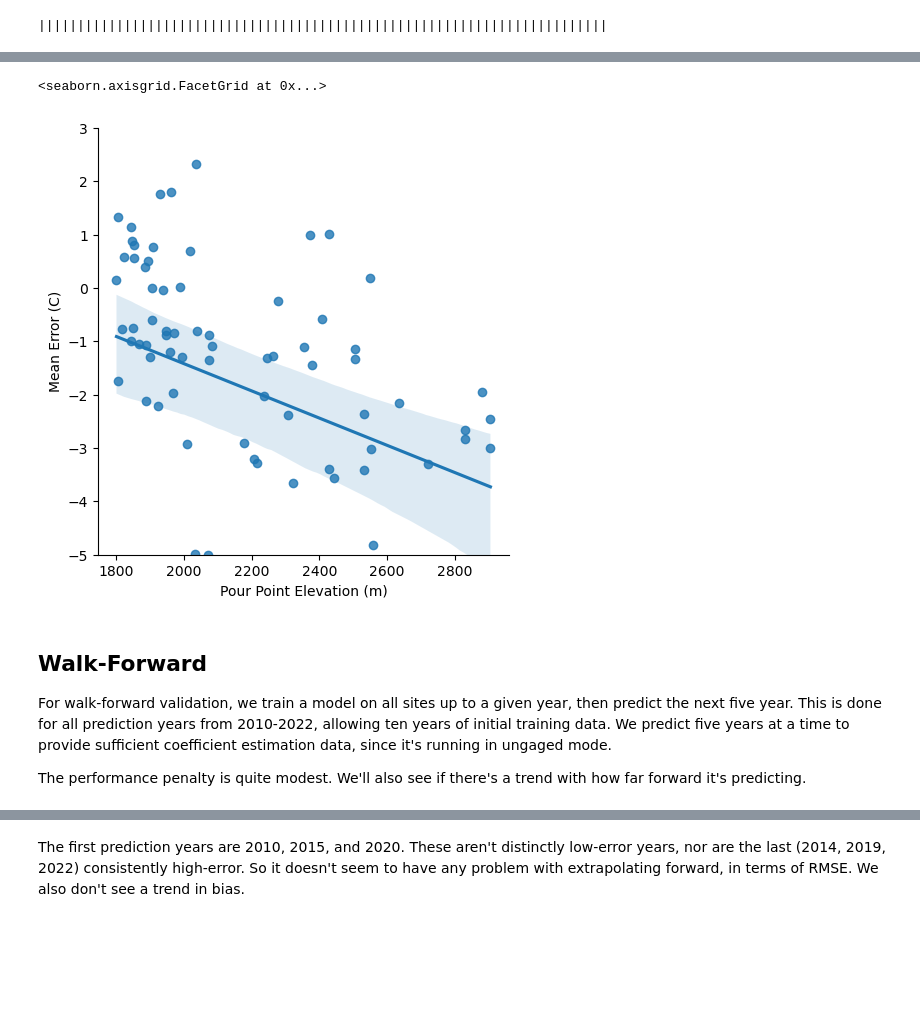
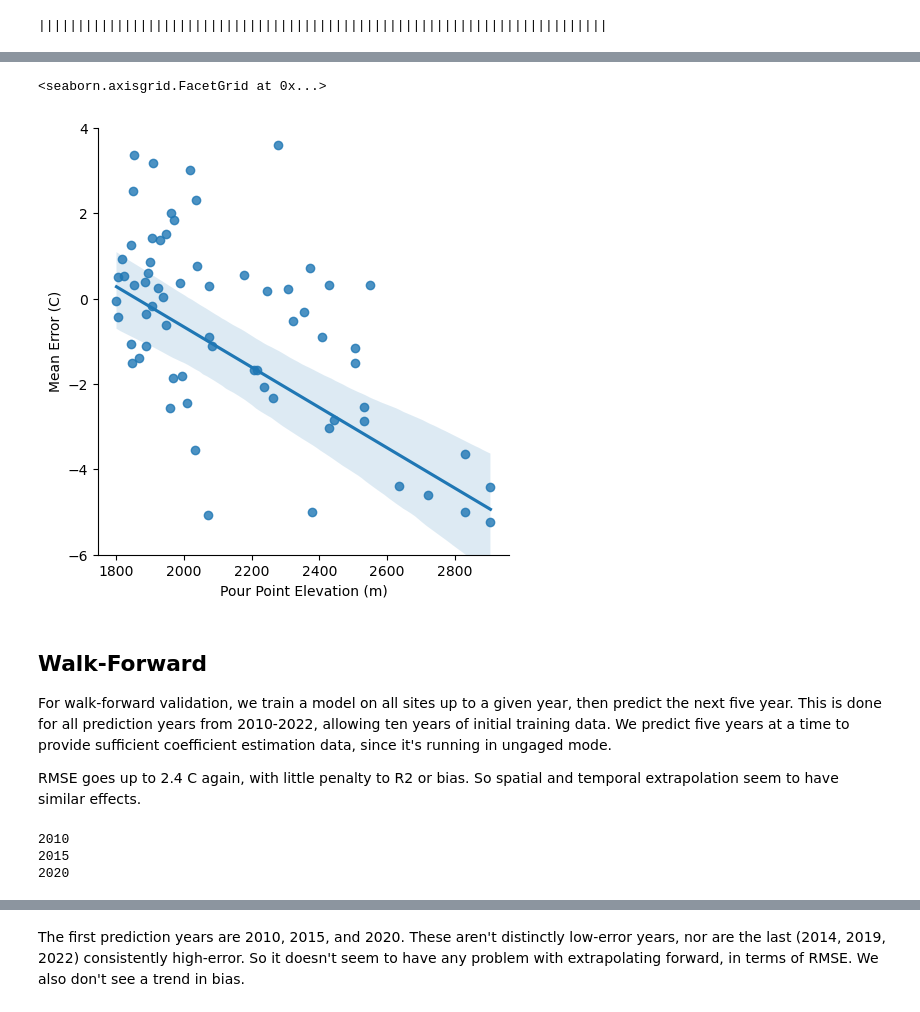
Before and after one commit to mines-ciroh/TempEst-NEWT, a Jupyter notebook: validations.ipynb, the cells around one changed output, grey strips where cells are left out. Cells and saved outputs as stored; diff of their text form; code cells hidden in the pictures; blank space fills up the shorter version.

```diff
--- a/validations.ipynb
+++ b/validations.ipynb
@@ -541,7 +512,7 @@ It does better with a homogeneous reforecast.
 # %%
 start = time.time()
 with warnings.catch_warnings(action="ignore"):
-    model = NEXT.NEXT.from_data(dev_data_hrrr)
+    model = NEXT.NEXT.from_data(dev_data_hrrr.dropna())
 runtime = int(time.time() - start)
 print(f"Took {runtime} seconds to train")
 # %% [output]
@@ -551,8 +522,8 @@ def predict(ws):
     print("|", end="")
     return model.run(ws, reset=True)
 # %%
-ppath = bp + "results/TestSet_reforecast_homog.csv"
-rerun = False
+ppath = bp + "results/TestSet_reforecast_homog_pca.csv"
+rerun = True
 if not rerun and os.path.exists(ppath):
     preds = pd.read_csv(ppath, dtype={"id": "str"}, parse_dates=["date"])
 else:
@@ -707,7 +678,7 @@ all_data["elev_min"].quantile(0.95)
 1804.63671875
 # %%
 train = all_data[all_data["elev_min"] < 1800]
-test = all_data[all_data["elev_min"] >= 1800]
+test = all_data[all_data["elev_min"] >= 1800].dropna()
 # %%
 len(test["id"].unique())
 # %% [output]
@@ -715,7 +686,10 @@ len(test["id"].unique())
 # %%
 def predict(model, ws):
     print("|", end="")
-    return model.run(ws, reset=True)
+    try:
+        return model.run(ws, reset=True)
+    except ValueError:
+        return None
 
 with warnings.catch_warnings(action="ignore"):
     model = NEXT.NEXT.from_data(train)
@@ -741,21 +715,21 @@ perf.describe()
 # %%
 ax = sns.lmplot(perf, x="elev_min", y="Bias")
 ax.set_axis_labels("Pour Point Elevation (m)", "Mean Error (C)")
-ax.set(ylim=(-5, 3))
+ax.set(ylim=(-6, 4))
 # %% [output]
 <seaborn.axisgrid.FacetGrid at 0x...>
-[figure, old version]
+[figure, new version]
 # %% [markdown]
 ## Walk-Forward
 
 For walk-forward validation, we train a model on all sites up to a given year, then predict the next five year.  This is done for all prediction years from 2010-2022, allowing ten years of initial training data.  We predict five years at a time to provide sufficient coefficient estimation data, since it's running in ungaged mode.
 
-The performance penalty is quite modest.  We'll also see if there's a trend with how far forward it's predicting.
+RMSE goes up to 2.4 C again, with little penalty to R2 or bias.  So spatial and temporal extrapolation seem to have similar effects.
 # %%
 all_data["year"] = all_data["date"].dt.year
 years = list(range(2010, 2023, 5))
-file = bp + "results/WalkForward.csv"
-rerun = False
+file = bp + "results/WalkForward_pca.csv"
+rerun = True
 def runmod(mod, data):
     # Try/catch because some single-year snapshots don't have enough data.
     # This shouldn't happen for prediction use, but as implemented for testing,
@@ -776,6 +750,10 @@ else:
     with warnings.catch_warnings(action="ignore"):
         wfv = pd.concat([runner(year) for year in years])
     wfv.to_csv(file, index_label="id")
+# %% [output]
+2010
+2015
+2020
 # %%
 with warnings.catch_warnings(action="ignore"):
     perf = wfv.groupby("id").apply(NEWT.analysis.perf_summary)
```
Also changed, not shown: parts of 46 cells of this notebook, 1 other file.
